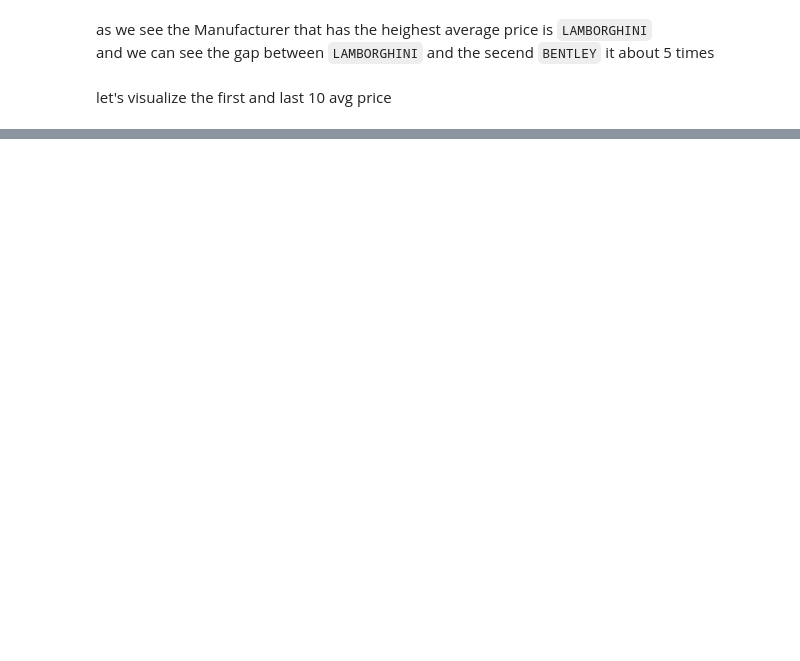
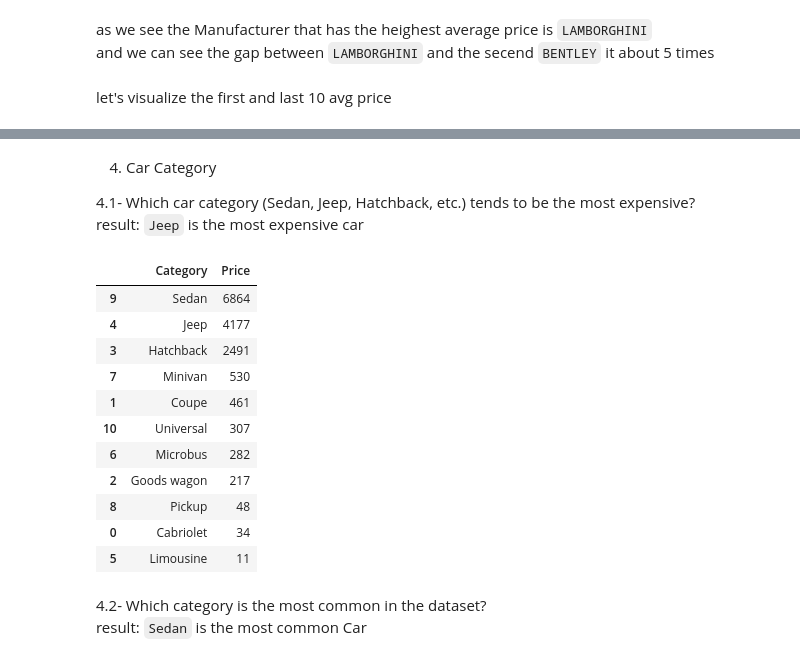
Before and after one commit to ahmeddiab1234/IEEE-CS--Amabsseador-AI-25, a Jupyter notebook: Final_Project/notebook.ipynb, the cells around one changed output, grey strips where cells are left out. Cells and saved outputs as stored; diff of their text form; code cells hidden in the pictures; blank space fills up the shorter version.

```diff
--- a/Final_Project/notebook.ipynb
+++ b/Final_Project/notebook.ipynb
@@ -274,0 +583,25 @@ plt.show()
+# %% [markdown]
+4. Car Category
+
+4.1- Which car category (Sedan, Jeep, Hatchback, etc.) tends to be the most expensive?
+result: `Jeep` is the most expensive car
+# %%
+cnt_price_by_category = car_sales.groupby(['Category'])['Price'].count().reset_index()
+cnt_price_by_category=cnt_price_by_category.sort_values(by='Price',ascending=False)
+cnt_price_by_category
+# %% [output]
+|  | Category | Price |
+| 9 | Sedan | 6864 |
+| 4 | Jeep | 4177 |
+| 3 | Hatchback | 2491 |
+| 7 | Minivan | 530 |
+| 1 | Coupe | 461 |
+| 10 | Universal | 307 |
+| 6 | Microbus | 282 |
+| 2 | Goods wagon | 217 |
+| 8 | Pickup | 48 |
+| 0 | Cabriolet | 34 |
+| 5 | Limousine | 11 |
+# %% [markdown]
+4.2- Which category is the most common in the dataset?
+result: `Sedan` is the most common Car
```
Also changed, not shown: parts of 47 cells of this notebook, 1 other file.
